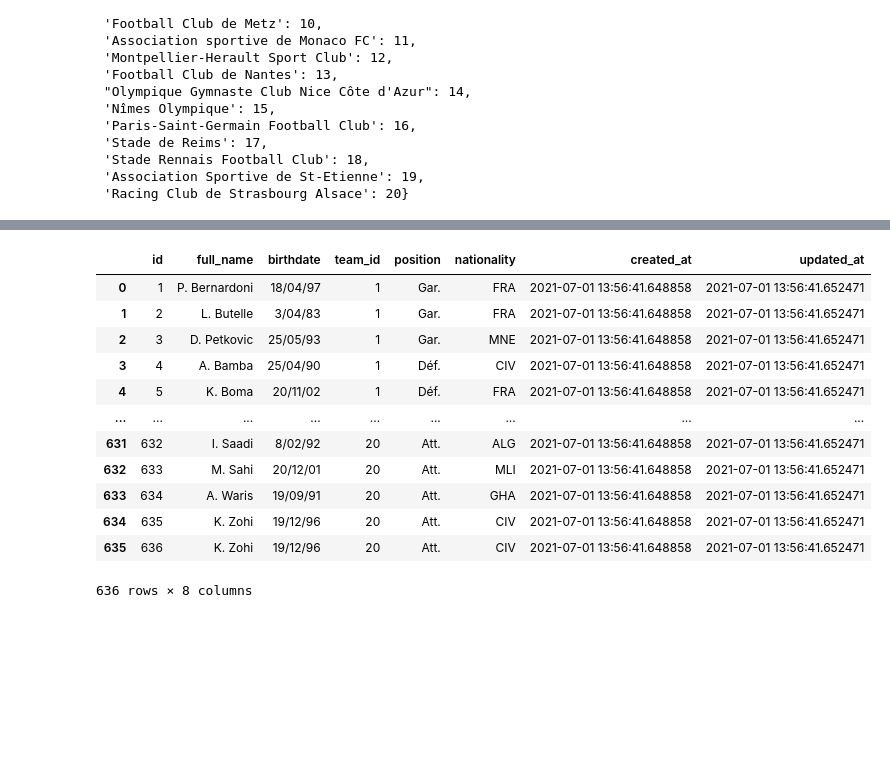
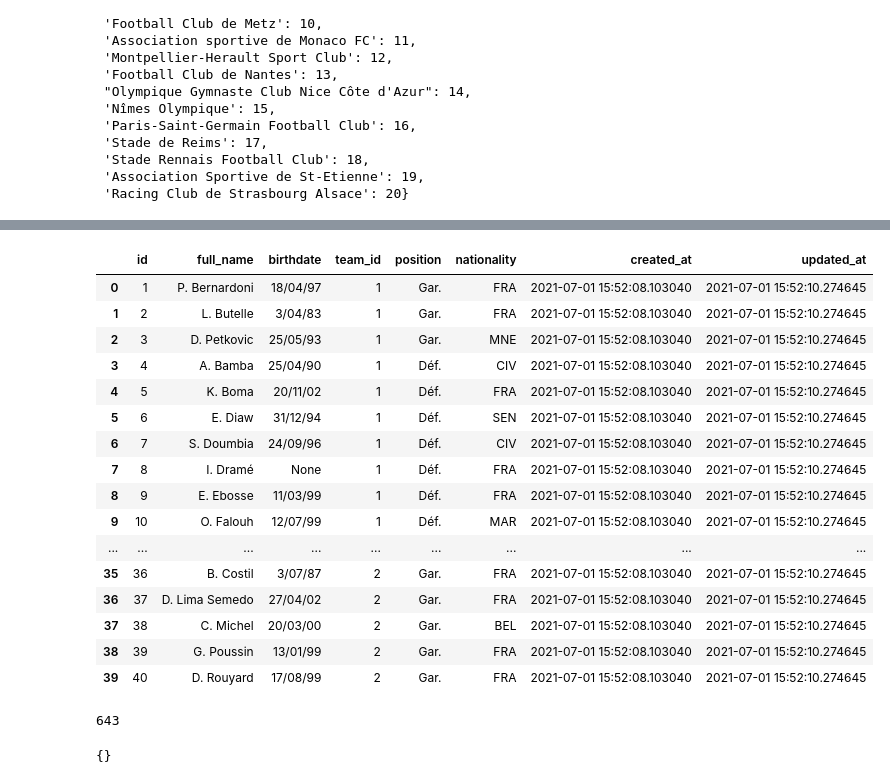
Before and after one commit to clement-camara/brief-foot, a Jupyter notebook: db.ipynb, the cells around one changed output, grey strips where cells are left out. Cells and saved outputs as stored; diff of their text form; code cells hidden in the pictures; blank space fills up the shorter version.

Commit message:
table players

```diff
--- a/db.ipynb
+++ b/db.ipynb
@@ -286,19 +286,46 @@ df_players
 # %%
-#insert_table(df_players, 'players')
+# insert_table(df_players, 'players')
 
 df_players_table = read_db('''SELECT * FROM players''')
-df_players_table
+df_players_table.head(40)
 # %% [output]
 |  | id | full_name | birthdate | team_id | position | nationality | created_at | updated_at |
-| 0 | 1 | P. Bernardoni | 18/04/97 | 1 | Gar. | FRA | 2021-07-01 13:56:41.648858 | 2021-07-01 13:56:41.652471 |
-| 1 | 2 | L. Butelle | 3/04/83 | 1 | Gar. | FRA | 2021-07-01 13:56:41.648858 | 2021-07-01 13:56:41.652471 |
-| 2 | 3 | D. Petkovic | 25/05/93 | 1 | Gar. | MNE | 2021-07-01 13:56:41.648858 | 2021-07-01 13:56:41.652471 |
-| 3 | 4 | A. Bamba | 25/04/90 | 1 | Déf. | CIV | 2021-07-01 13:56:41.648858 | 2021-07-01 13:56:41.652471 |
-| 4 | 5 | K. Boma | 20/11/02 | 1 | Déf. | FRA | 2021-07-01 13:56:41.648858 | 2021-07-01 13:56:41.652471 |
+| 0 | 1 | P. Bernardoni | 18/04/97 | 1 | Gar. | FRA | 2021-07-01 15:52:08.103040 | 2021-07-01 15:52:10.274645 |
+| 1 | 2 | L. Butelle | 3/04/83 | 1 | Gar. | FRA | 2021-07-01 15:52:08.103040 | 2021-07-01 15:52:10.274645 |
+| 2 | 3 | D. Petkovic | 25/05/93 | 1 | Gar. | MNE | 2021-07-01 15:52:08.103040 | 2021-07-01 15:52:10.274645 |
+| 3 | 4 | A. Bamba | 25/04/90 | 1 | Déf. | CIV | 2021-07-01 15:52:08.103040 | 2021-07-01 15:52:10.274645 |
+| 4 | 5 | K. Boma | 20/11/02 | 1 | Déf. | FRA | 2021-07-01 15:52:08.103040 | 2021-07-01 15:52:10.274645 |
+| 5 | 6 | E. Diaw | 31/12/94 | 1 | Déf. | SEN | 2021-07-01 15:52:08.103040 | 2021-07-01 15:52:10.274645 |
+| 6 | 7 | S. Doumbia | 24/09/96 | 1 | Déf. | CIV | 2021-07-01 15:52:08.103040 | 2021-07-01 15:52:10.274645 |
+| 7 | 8 | I. Dramé | None | 1 | Déf. | FRA | 2021-07-01 15:52:08.103040 | 2021-07-01 15:52:10.274645 |
+| 8 | 9 | E. Ebosse | 11/03/99 | 1 | Déf. | FRA | 2021-07-01 15:52:08.103040 | 2021-07-01 15:52:10.274645 |
+| 9 | 10 | O. Falouh | 12/07/99 | 1 | Déf. | MAR | 2021-07-01 15:52:08.103040 | 2021-07-01 15:52:10.274645 |
 | ... | ... | ... | ... | ... | ... | ... | ... | ... |
-| 631 | 632 | I. Saadi | 8/02/92 | 20 | Att. | ALG | 2021-07-01 13:56:41.648858 | 2021-07-01 13:56:41.652471 |
-| 632 | 633 | M. Sahi | 20/12/01 | 20 | Att. | MLI | 2021-07-01 13:56:41.648858 | 2021-07-01 13:56:41.652471 |
-| 633 | 634 | A. Waris | 19/09/91 | 20 | Att. | GHA | 2021-07-01 13:56:41.648858 | 2021-07-01 13:56:41.652471 |
-| 634 | 635 | K. Zohi | 19/12/96 | 20 | Att. | CIV | 2021-07-01 13:56:41.648858 | 2021-07-01 13:56:41.652471 |
-| 635 | 636 | K. Zohi | 19/12/96 | 20 | Att. | CIV | 2021-07-01 13:56:41.648858 | 2021-07-01 13:56:41.652471 |
+| 35 | 36 | B. Costil | 3/07/87 | 2 | Gar. | FRA | 2021-07-01 15:52:08.103040 | 2021-07-01 15:52:10.274645 |
+| 36 | 37 | D. Lima Semedo | 27/04/02 | 2 | Gar. | FRA | 2021-07-01 15:52:08.103040 | 2021-07-01 15:52:10.274645 |
+| 37 | 38 | C. Michel | 20/03/00 | 2 | Gar. | BEL | 2021-07-01 15:52:08.103040 | 2021-07-01 15:52:10.274645 |
+| 38 | 39 | G. Poussin | 13/01/99 | 2 | Gar. | FRA | 2021-07-01 15:52:08.103040 | 2021-07-01 15:52:10.274645 |
+| 39 | 40 | D. Rouyard | 17/08/99 | 2 | Gar. | FRA | 2021-07-01 15:52:08.103040 | 2021-07-01 15:52:10.274645 |
-636 rows × 8 columns
+# %%
+players_dict = {}
+for player in range(len(df_players_table)):
+    player_dict = {
+        df_players_table.iloc[player, 1]:[df_players_table.iloc[player, 0], df_players_table.iloc[player, 3]]}
+    players_dict.update(player_dict)
+
+len(players_dict)
+# %% [output]
+643
+# %%
+from collections import defaultdict
+dict_players = defaultdict(dict)
+# for player in range(len(df_players_table)):
+#     players_dict[df_players_table.iloc[player, 0]]
+#     players_dict[df_players_table.iloc[player, 0]
+#                 ]['team_id'] = df_players_table.iloc[player, 3]
+#     players_dict[df_players_table.iloc[player, 0]
+#                 ]['name'] = df_players_table.iloc[player, 1]
+dict_players.update(players_dict)
+#dict_players
+# %% [output]
+{}
```
Also changed, not shown: parts of 2 cells of this notebook, 3 other files.
